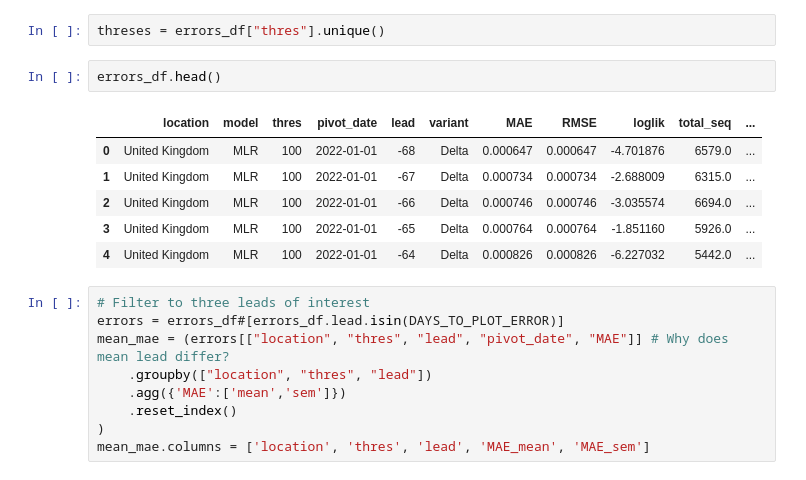
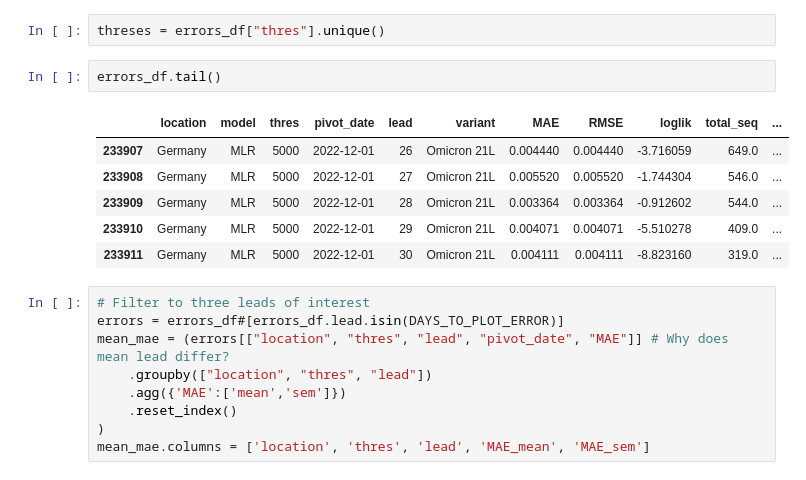
Before and after one commit to blab/ncov-forecasting-fit, a Jupyter notebook: notebooks/downscaling_plots.ipynb, the cells around one changed output. Drawn from its saved outputs; the diff is of its cells as text.

```diff
--- a/notebooks/downscaling_plots.ipynb
+++ b/notebooks/downscaling_plots.ipynb
@@ -94,14 +94,14 @@ errors_df = pd.read_csv("../errors/down_scaled_errors.tsv", sep="\t")
 # %%
 threses = errors_df["thres"].unique()
 # %%
-errors_df.head()
+errors_df.tail()
 # %% [output]
 |  | location | model | thres | pivot_date | lead | variant | MAE | RMSE | loglik | total_seq | ... |
-| 0 | United Kingdom | MLR | 100 | 2022-01-01 | -68 | Delta | 0.000647 | 0.000647 | -4.701876 | 6579.0 | ... |
-| 1 | United Kingdom | MLR | 100 | 2022-01-01 | -67 | Delta | 0.000734 | 0.000734 | -2.688009 | 6315.0 | ... |
-| 2 | United Kingdom | MLR | 100 | 2022-01-01 | -66 | Delta | 0.000746 | 0.000746 | -3.035574 | 6694.0 | ... |
-| 3 | United Kingdom | MLR | 100 | 2022-01-01 | -65 | Delta | 0.000764 | 0.000764 | -1.851160 | 5926.0 | ... |
-| 4 | United Kingdom | MLR | 100 | 2022-01-01 | -64 | Delta | 0.000826 | 0.000826 | -6.227032 | 5442.0 | ... |
+| 233907 | Germany | MLR | 5000 | 2022-12-01 | 26 | Omicron 21L | 0.004440 | 0.004440 | -3.716059 | 649.0 | ... |
+| 233908 | Germany | MLR | 5000 | 2022-12-01 | 27 | Omicron 21L | 0.005520 | 0.005520 | -1.744304 | 546.0 | ... |
+| 233909 | Germany | MLR | 5000 | 2022-12-01 | 28 | Omicron 21L | 0.003364 | 0.003364 | -0.912602 | 544.0 | ... |
+| 233910 | Germany | MLR | 5000 | 2022-12-01 | 29 | Omicron 21L | 0.004071 | 0.004071 | -5.510278 | 409.0 | ... |
+| 233911 | Germany | MLR | 5000 | 2022-12-01 | 30 | Omicron 21L | 0.004111 | 0.004111 | -8.823160 | 319.0 | ... |
 # %%
 # Filter to three leads of interest
 errors = errors_df#[errors_df.lead.isin(DAYS_TO_PLOT_ERROR)]
```
Also changed, not shown: parts of 8 cells of this notebook, 16 other files.
